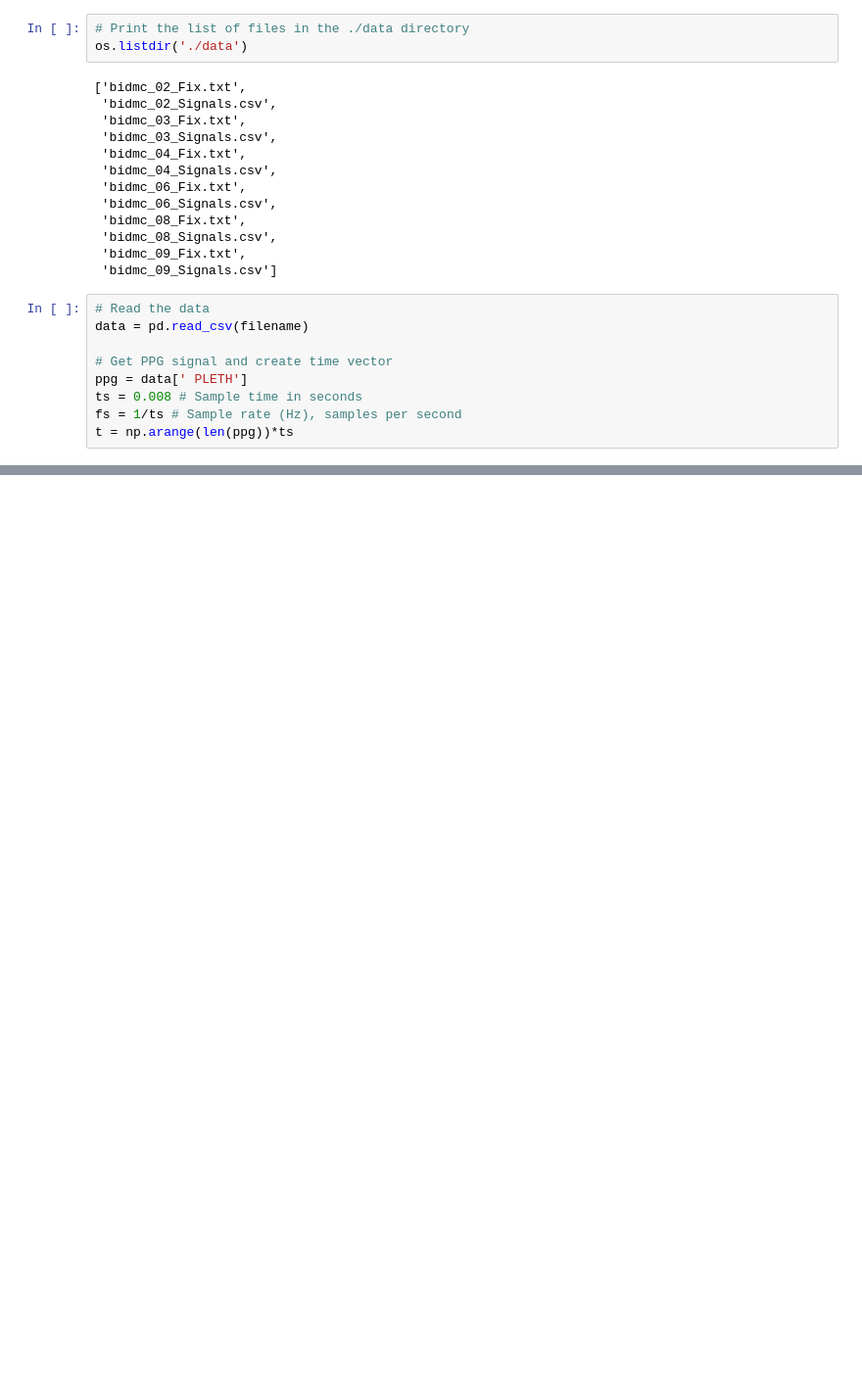
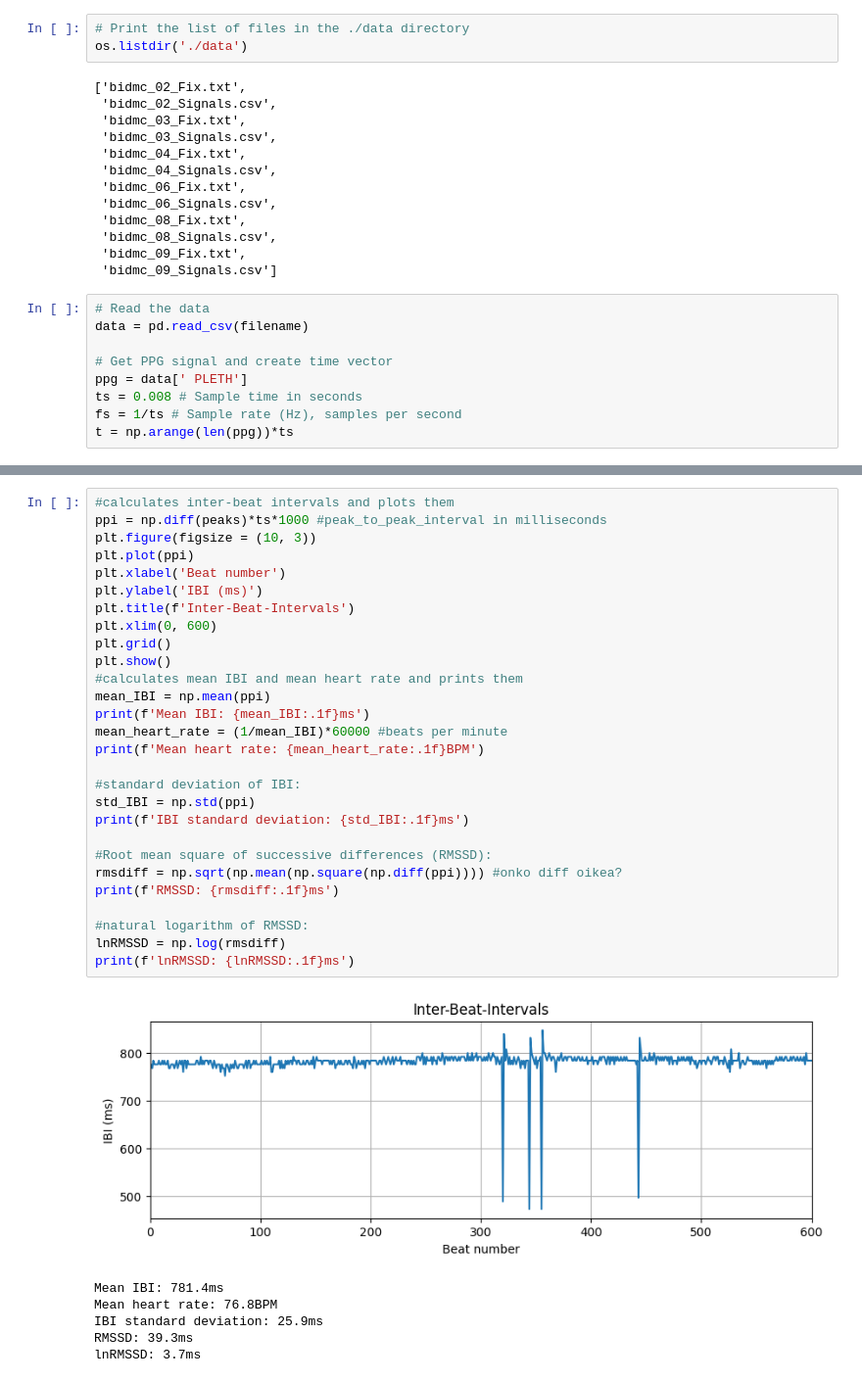
Before and after one commit to TopiAhola/Python_4, a Jupyter notebook: Terveysteknologia/HT_A2_familyname.ipynb, the cells around one changed output, grey strips where cells are left out. Shown at 98% size. Drawn from its saved outputs; the diff is of its cells as text; blank space fills up the shorter version.

```diff
--- a/Terveysteknologia/HT_A2_familyname.ipynb
+++ b/Terveysteknologia/HT_A2_familyname.ipynb
@@ -63,0 +63,35 @@ plt.show()
+# %%
+#calculates inter-beat intervals and plots them
+ppi = np.diff(peaks)*ts*1000 #peak_to_peak_interval in milliseconds
+plt.figure(figsize = (10, 3))
+plt.plot(ppi)
+plt.xlabel('Beat number')
+plt.ylabel('IBI (ms)')
+plt.title(f'Inter-Beat-Intervals')
+plt.xlim(0, 600)
+plt.grid()
+plt.show()
+#calculates mean IBI and mean heart rate and prints them
+mean_IBI = np.mean(ppi)
+print(f'Mean IBI: {mean_IBI:.1f}ms')
+mean_heart_rate = (1/mean_IBI)*60000 #beats per minute
+print(f'Mean heart rate: {mean_heart_rate:.1f}BPM')
+
+#standard deviation of IBI:
+std_IBI = np.std(ppi)
+print(f'IBI standard deviation: {std_IBI:.1f}ms')
+
+#Root mean square of successive differences (RMSSD):
+rmsdiff = np.sqrt(np.mean(np.square(np.diff(ppi)))) #onko diff oikea?
+print(f'RMSSD: {rmsdiff:.1f}ms')
+
+#natural logarithm of RMSSD:
+lnRMSSD = np.log(rmsdiff)
+print(f'lnRMSSD: {lnRMSSD:.1f}ms')
+# %% [output]
+[figure, added]
+Mean IBI: 781.4ms
+Mean heart rate: 76.8BPM
+IBI standard deviation: 25.9ms
+RMSSD: 39.3ms
+lnRMSSD: 3.7ms
```
Also changed, not shown: parts of 6 cells of this notebook.
